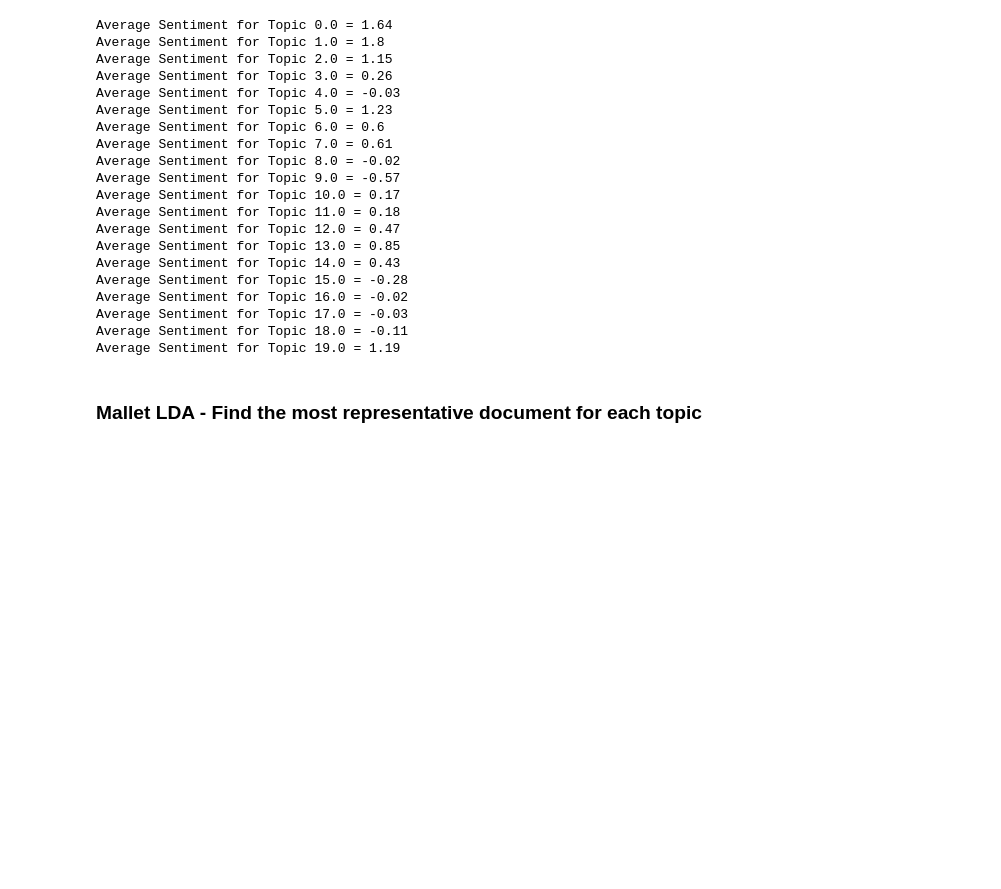
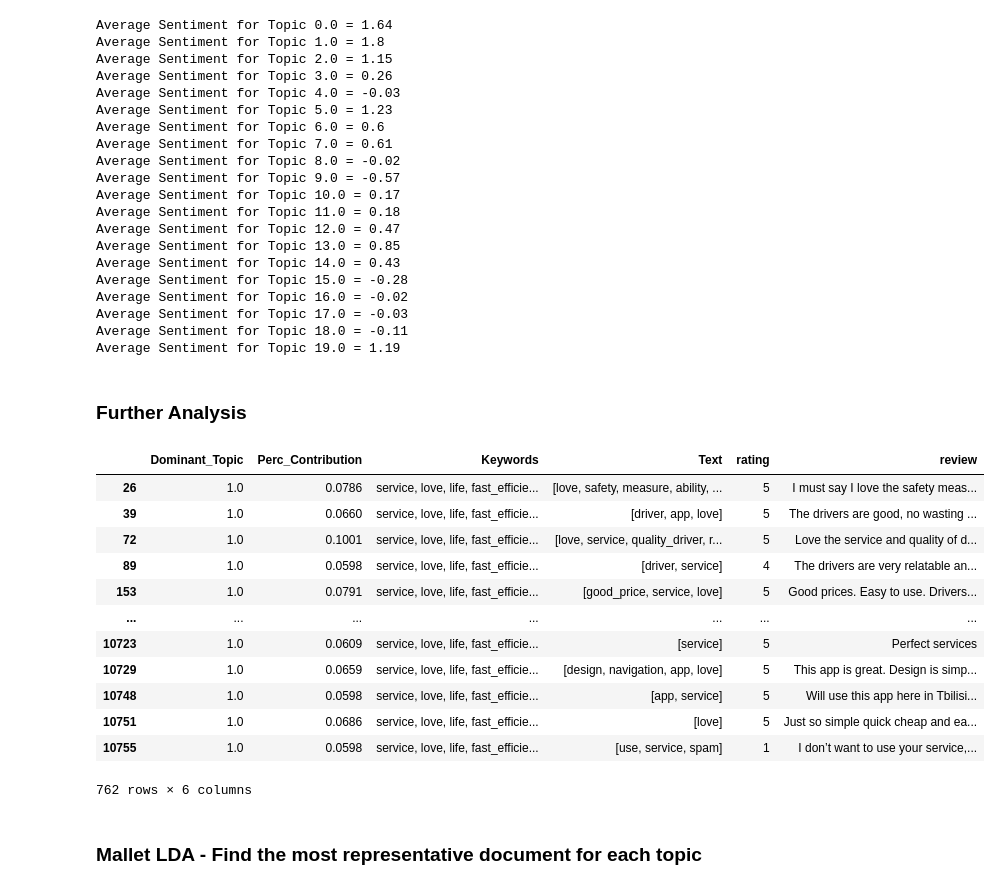
Before and after one commit to enliktjioe/master-thesis-2021, a Jupyter notebook: notebooks/LDA_topic_modeling-Win10_Mallet_BOLT-P3.ipynb, the cells around one changed output. Saved outputs shown, nothing was run; the diff lists cells and outputs as text; code cells hidden in the pictures; blank space fills up the shorter version.

```diff
--- a/notebooks/LDA_topic_modeling-Win10_Mallet_BOLT-P3.ipynb
+++ b/notebooks/LDA_topic_modeling-Win10_Mallet_BOLT-P3.ipynb
@@ -484,6 +484,24 @@ Average Sentiment for Topic 16.0 = -0.02
 Average Sentiment for Topic 17.0 = -0.03
 Average Sentiment for Topic 18.0 = -0.11
 Average Sentiment for Topic 19.0 = 1.19
+# %% [markdown]
+### Further Analysis
+# %%
+df_dominant_topic_m[df_dominant_topic_m['Dominant_Topic'] == 1.0]
+# %% [output]
+|  | Dominant_Topic | Perc_Contribution | Keywords | Text | rating | review |
+| 26 | 1.0 | 0.0786 | service, love, life, fast_efficie... | [love, safety, measure, ability, ... | 5 | I must say I love the safety meas... |
+| 39 | 1.0 | 0.0660 | service, love, life, fast_efficie... | [driver, app, love] | 5 | The drivers are good, no wasting ... |
+| 72 | 1.0 | 0.1001 | service, love, life, fast_efficie... | [love, service, quality_driver, r... | 5 | Love the service and quality of d... |
+| 89 | 1.0 | 0.0598 | service, love, life, fast_efficie... | [driver, service] | 4 | The drivers are very relatable an... |
+| 153 | 1.0 | 0.0791 | service, love, life, fast_efficie... | [good_price, service, love] | 5 | Good prices. Easy to use. Drivers... |
+| ... | ... | ... | ... | ... | ... | ... |
+| 10723 | 1.0 | 0.0609 | service, love, life, fast_efficie... | [service] | 5 | Perfect services |
+| 10729 | 1.0 | 0.0659 | service, love, life, fast_efficie... | [design, navigation, app, love] | 5 | This app is great. Design is simp... |
+| 10748 | 1.0 | 0.0598 | service, love, life, fast_efficie... | [app, service] | 5 | Will use this app here in Tbilisi... |
+| 10751 | 1.0 | 0.0686 | service, love, life, fast_efficie... | [love] | 5 | Just so simple quick cheap and ea... |
+| 10755 | 1.0 | 0.0598 | service, love, life, fast_efficie... | [use, service, spam] | 1 | I don’t want to use your service,... |
+762 rows × 6 columns
 # %% [markdown]
 ### Mallet LDA - Find the most representative document for each topic
 # %%
```
Also changed, not shown: 1 other file.
